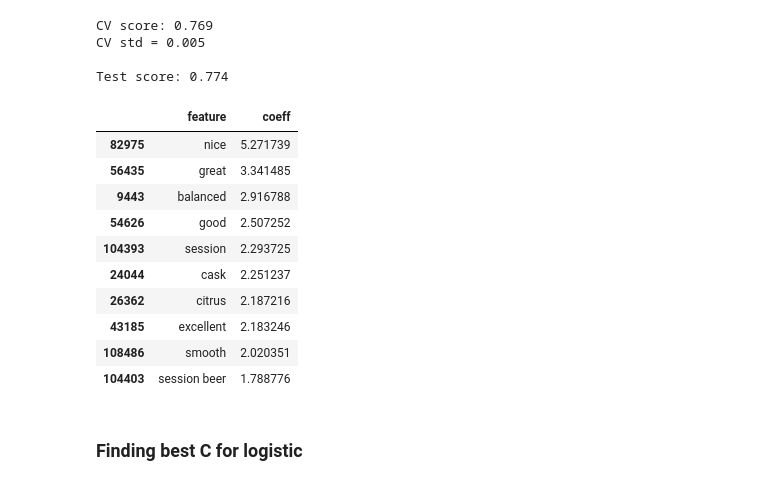
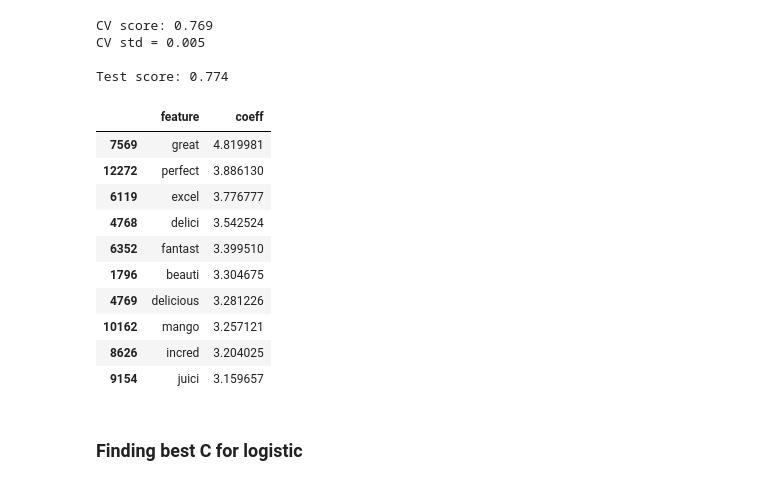
Before and after one commit to jmbamber/beer_project, a Jupyter notebook: 02_apa_beer_modelling_draft.ipynb, the cells around one changed output. Drawn from its saved outputs; the diff is of its cells as text; code cells hidden in the pictures.

```diff
--- a/02_apa_beer_modelling_draft.ipynb
+++ b/02_apa_beer_modelling_draft.ipynb
@@ -210,20 +212,20 @@ CV std = 0.005
 
 Test score: 0.774
 # %%
-log_coeffs = pd.DataFrame(zip(log_pipe.steps[1][1].feature_names, log_pipe.steps[2][1].coef_[0]), columns = ["feature", "coeff"])
+log_coeffs = pd.DataFrame(zip(log_pipe.steps[2][1].feature_names, log_pipe.steps[3][1].coef_[0]), columns = ["feature", "coeff"])
 log_coeffs.sort_values("coeff", ascending=False).head(10)
 # %% [output]
 |  | feature | coeff |
-| 82975 | nice | 5.271739 |
-| 56435 | great | 3.341485 |
-| 9443 | balanced | 2.916788 |
-| 54626 | good | 2.507252 |
-| 104393 | session | 2.293725 |
-| 24044 | cask | 2.251237 |
-| 26362 | citrus | 2.187216 |
-| 43185 | excellent | 2.183246 |
-| 108486 | smooth | 2.020351 |
-| 104403 | session beer | 1.788776 |
+| 7569 | great | 4.819981 |
+| 12272 | perfect | 3.886130 |
+| 6119 | excel | 3.776777 |
+| 4768 | delici | 3.542524 |
+| 6352 | fantast | 3.399510 |
+| 1796 | beauti | 3.304675 |
+| 4769 | delicious | 3.281226 |
+| 10162 | mango | 3.257121 |
+| 8626 | incred | 3.204025 |
+| 9154 | juici | 3.159657 |
 # %% [markdown]
 ### Finding best C for logistic
 # %%
```
Also changed, not shown: parts of 57 cells of this notebook.
